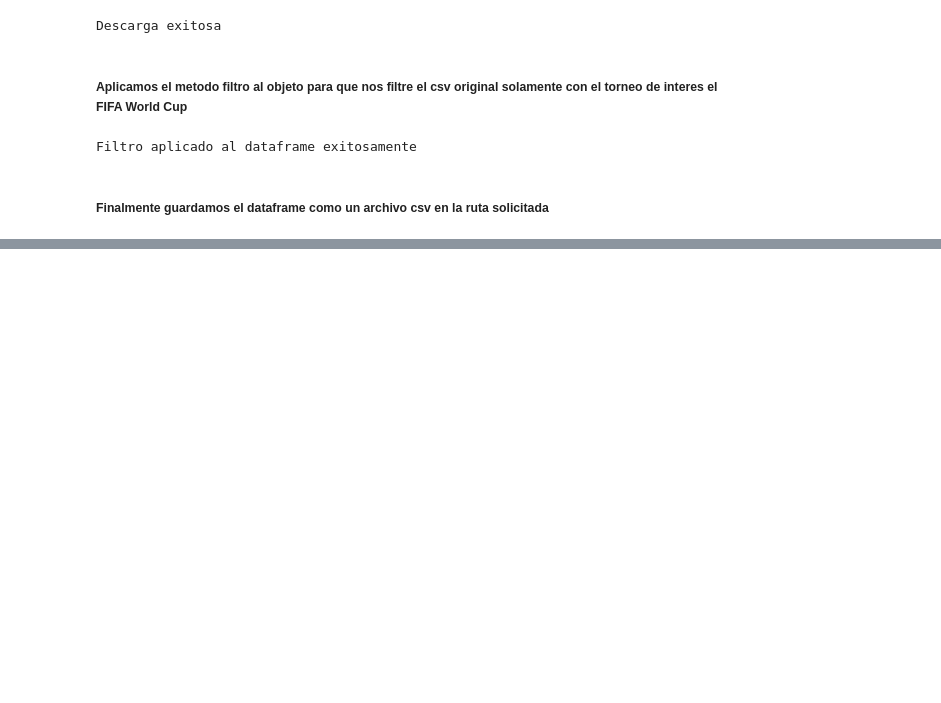
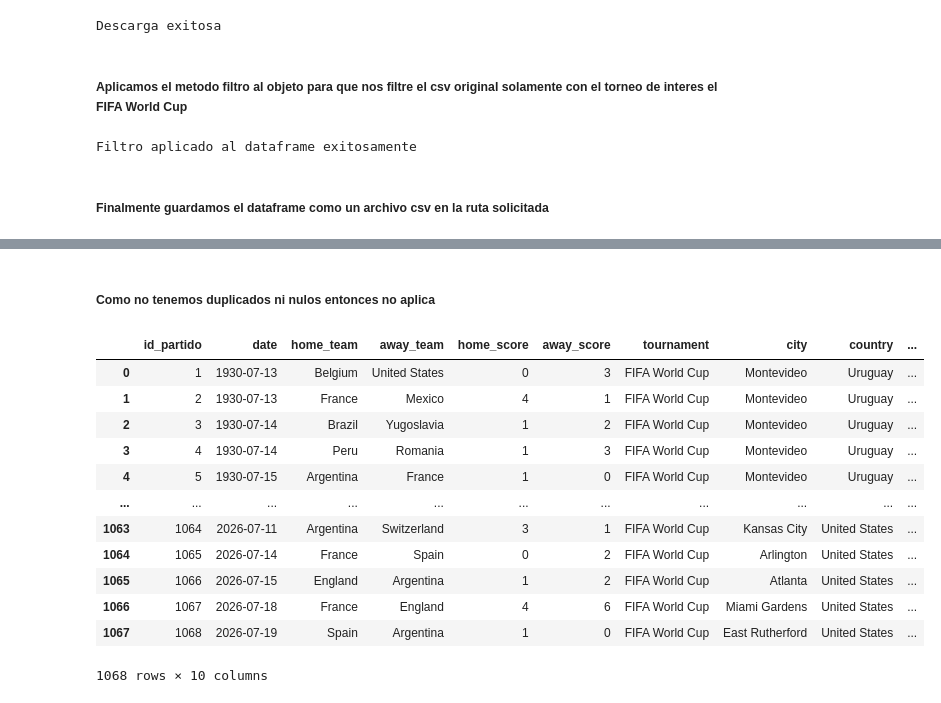
Before and after one commit to robegonza13-pixel/world_cup_insights, a Jupyter notebook: notebooks/Notebook 01_EDA.ipynb, the cells around one changed output, grey strips where cells are left out. Cells and saved outputs as stored; diff of their text form; code cells hidden in the pictures; blank space fills up the shorter version.

```diff
--- a/notebooks/Notebook 01_EDA.ipynb
+++ b/notebooks/Notebook 01_EDA.ipynb
@@ -49,0 +171,2 @@ NameError: name 'os' is not defined
+# %%
+procesador = ProcesadorEDA(df_mundial)
@@ -49,0 +202,18 @@ NameError: name 'os' is not defined
+# %% [markdown]
+##### Como no tenemos duplicados ni nulos entonces no aplica
+# %%
+procesador.limpieza_datos()
+# %% [output]
+|  | id_partido | date | home_team | away_team | home_score | away_score | tournament | city | country | ... |
+| 0 | 1 | 1930-07-13 | Belgium | United States | 0 | 3 | FIFA World Cup | Montevideo | Uruguay | ... |
+| 1 | 2 | 1930-07-13 | France | Mexico | 4 | 1 | FIFA World Cup | Montevideo | Uruguay | ... |
+| 2 | 3 | 1930-07-14 | Brazil | Yugoslavia | 1 | 2 | FIFA World Cup | Montevideo | Uruguay | ... |
+| 3 | 4 | 1930-07-14 | Peru | Romania | 1 | 3 | FIFA World Cup | Montevideo | Uruguay | ... |
+| 4 | 5 | 1930-07-15 | Argentina | France | 1 | 0 | FIFA World Cup | Montevideo | Uruguay | ... |
+| ... | ... | ... | ... | ... | ... | ... | ... | ... | ... | ... |
+| 1063 | 1064 | 2026-07-11 | Argentina | Switzerland | 3 | 1 | FIFA World Cup | Kansas City | United States | ... |
+| 1064 | 1065 | 2026-07-14 | France | Spain | 0 | 2 | FIFA World Cup | Arlington | United States | ... |
+| 1065 | 1066 | 2026-07-15 | England | Argentina | 1 | 2 | FIFA World Cup | Atlanta | United States | ... |
+| 1066 | 1067 | 2026-07-18 | France | England | 4 | 6 | FIFA World Cup | Miami Gardens | United States | ... |
+| 1067 | 1068 | 2026-07-19 | Spain | Argentina | 1 | 0 | FIFA World Cup | East Rutherford | United States | ... |
+1068 rows × 10 columns
```
Also changed, not shown: parts of 37 cells of this notebook.
